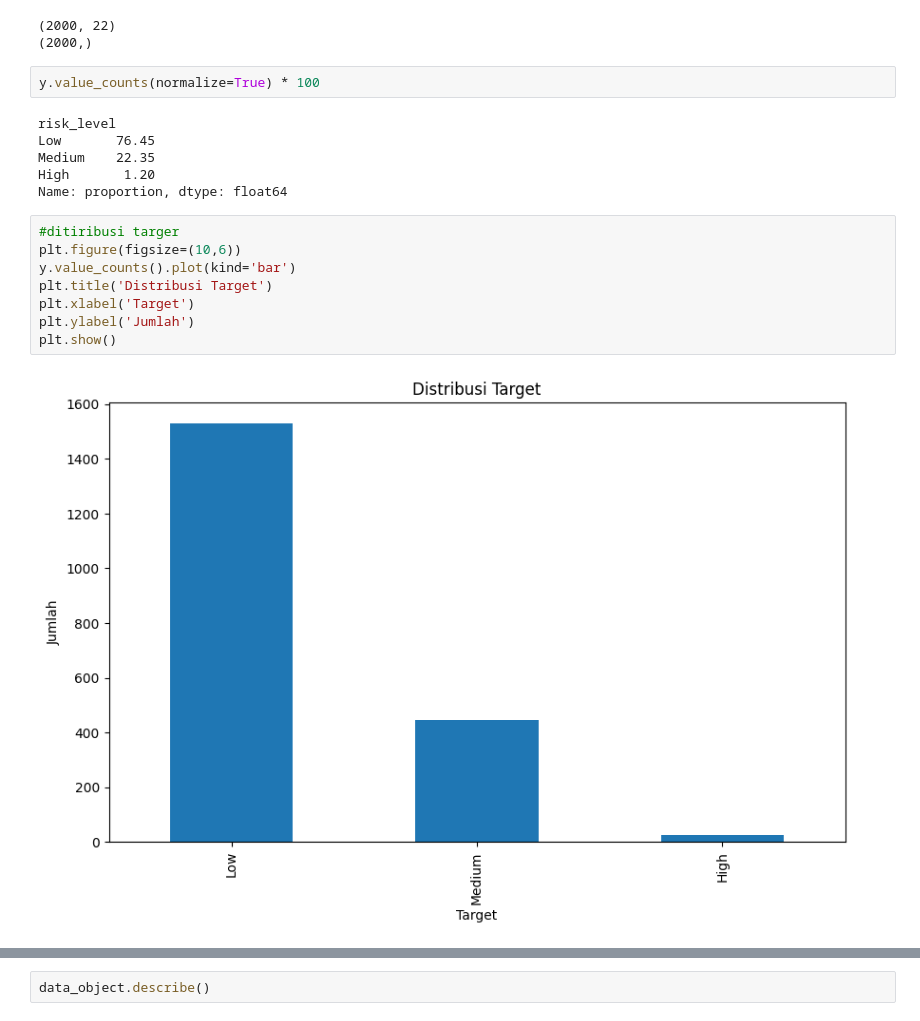
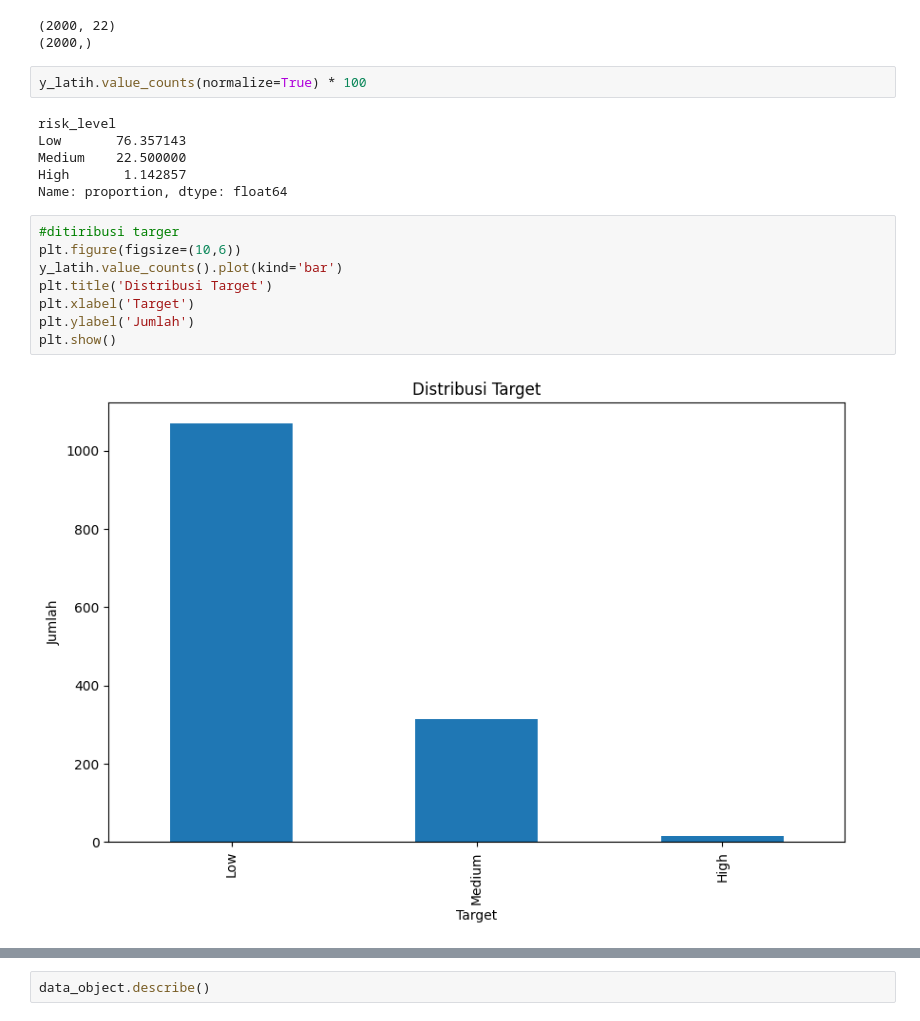
Before and after one commit to wen24-collab/MODEL-MACHINE-LEARNING-CLASSIFIICATION-KELULUSAN-SISWA, a Jupyter notebook: prediksi_branour.ipynb, the cells around one changed output, grey strips where cells are left out. Drawn from its saved outputs; the diff is of its cells as text.

```diff
--- a/prediksi_branour.ipynb
+++ b/prediksi_branour.ipynb
@@ -463,20 +464,20 @@ print(y.shape) #melihat jumlah data target
 (2000, 22)
 (2000,)
 # %%
-y.value_counts(normalize=True) * 100
+y_latih.value_counts(normalize=True) * 100
 # %% [output]
 risk_level
-Low       76.45
-Medium    22.35
-High       1.20
+Low       76.357143
+Medium    22.500000
+High       1.142857
 Name: proportion, dtype: float64
 # %%
 #ditiribusi targer
 plt.figure(figsize=(10,6))
-y.value_counts().plot(kind='bar')
+y_latih.value_counts().plot(kind='bar')
 plt.title('Distribusi Target')
 plt.xlabel('Target')
 plt.ylabel('Jumlah')
 plt.show()
 # %% [output]
-[figure, old version]
+[figure, new version]
```
Also changed, not shown: parts of 11 cells of this notebook.
